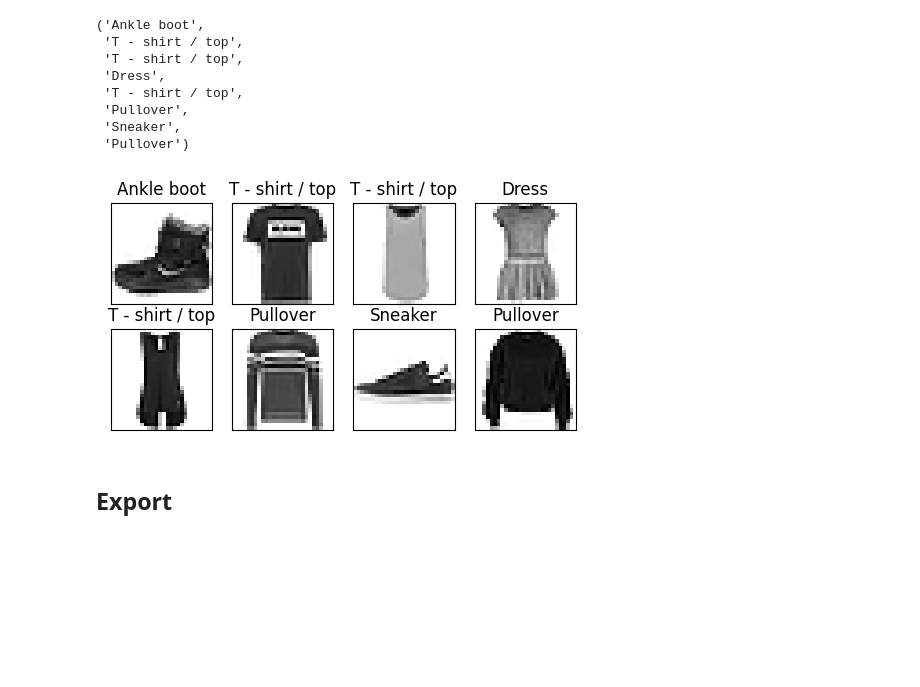
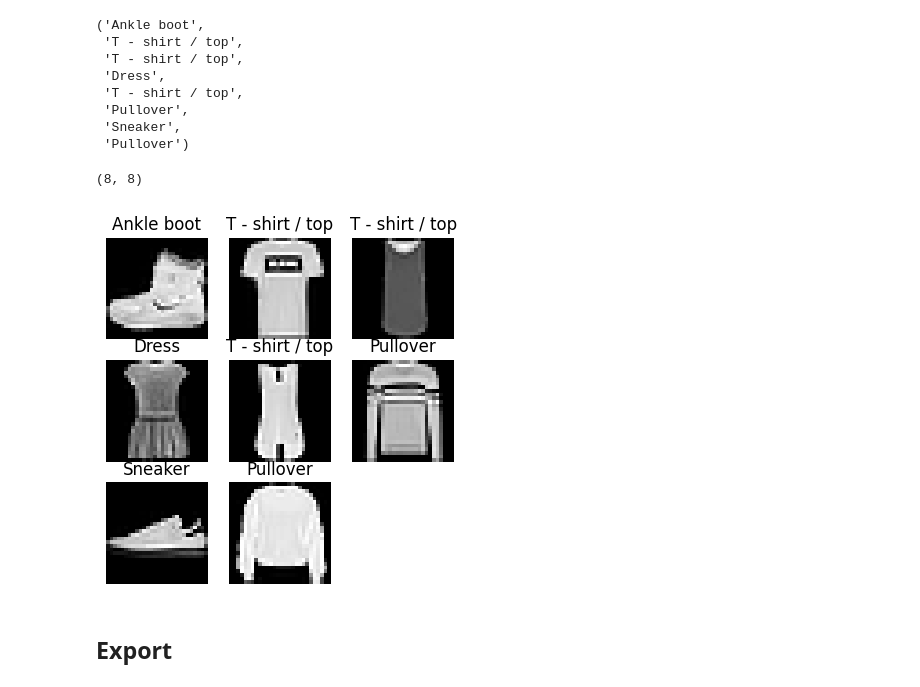
Before and after one commit to fromLittleAcorns/fastai-course-22p, a Jupyter notebook: nbs/05_Datasets_and_Plotting.ipynb, the cells around one changed output. Cells and saved outputs as stored; diff of their text form; code cells hidden in the pictures; blank space fills up the shorter version.

```diff
--- a/nbs/05_Datasets_and_Plotting.ipynb
+++ b/nbs/05_Datasets_and_Plotting.ipynb
@@ -287,13 +287,10 @@ from matplotlib.pyplot import axes as ax
 # %%
 #|export
 @fc.delegates(plt.Axes.imshow)
-def show_image(img, ax=None, title=None, with_frame=False, figsize=None, **kwargs):
-    # Check if axis supplied and if not create
-    if ax is None:
-        _, ax = plt.subplots(figsize=figsize)
+def show_image(img, ax=None, title=None, noframe=True, figsize=None, **kwargs):
     # prepare images.  Check if pytorch tensor by using attributes
-    if fc.hasattrs(img, ('cpu', 'permute')):
-        img = img.cpu()
+    if fc.hasattrs(img, ('cpu', 'permute', 'detach')):
+        img = img.detach().cpu()
         if len(img.shape)==3 and img.shape[0]<8:
             img = img.permute(1,2,0)
         elif not isinstance(img, np.ndarray):
@@ -301,6 +298,8 @@ def show_image(img, ax=None, title=None, with_frame=False, figsize=None, **kwarg
     # If only one channel remove the dimension
     if img.shape[-1] == 1:
         img = img[...,0]
+    # if axes do not exist then create them
+    if ax is None: _,ax = plt.subplots(figsize=figsize)
     # plot the array
     ax.imshow(img, **kwargs)
     # Add a title
@@ -309,9 +308,7 @@ def show_image(img, ax=None, title=None, with_frame=False, figsize=None, **kwarg
     ax.set_xticks([])
     ax.set_yticks([])
     # Finally set whether or not to show a frame
-    if with_frame==True:
-        ax.axis('on')
-    else:
+    if noframe:
         ax.axis('off')
     return ax
 # %% [markdown]
@@ -453,11 +450,14 @@ def get_grid(
     else:
         nrows = int(np.ceil(math.sqrt(n)))
         ncols = int(np.ceil(n/nrows))
+    _ = kwargs.pop('cmap', None)
+    # Avoid passing cmap to subplots
     fig, axs = subplots(nrows, ncols, **kwargs)
     # Turn of the display of axis
     for i in range(n, nrows*ncols): axs.flat[i].set_axis_off()
     # Add the title if necessary
-    if title: fig.suptitle(title, weight=weight, size=size)
+    if title:
+        fig.suptitle(title, weight=weight, size=size)
     return fig, axs
 # %%
 fig, axs = get_grid(8, nrows=2, title="This is a title")
@@ -471,17 +471,20 @@ Finally it is possible to now create a show_images function that uses show image
 @fc.delegates(subplots)
 def show_images(
     imgs: list, # List of images to show
-    nrows: int=None, # Number of rows
+    nrows: int=1, # Number of rows
     ncols: int=None, # Number of columns
     titles: str=None, # Plot title, optional, list of titles for each image
     **kwargs
 ):
     # Create a grid of axes ready to plot the images
-    axs = get_grid(len(imgs), nrows, ncols, **kwargs)[1].flat
-
+    axs = get_grid(len(imgs), **kwargs)[1].flat
+    # import pdb; pdb.set_trace()
+    # Remove unwanted kwargs
+    _ = kwargs.pop('imsize', None)
+    _ = kwargs.pop('title', None)
     # plot images and individual labels
-    for img, t, ax in zip_longest(imgs, titles or [], axs):
-        show_image(img, ax, t)
+    for img, t, ax in zip_longest(imgs, titles or [], axs[:len(imgs)]):
+        show_image(img, ax, t, **kwargs)
 # %%
 b = next(iter(dl))
 xb = b['image'][:8]
@@ -502,10 +505,14 @@ labels
  'Pullover',
  'Sneaker',
  'Pullover')
+# %%
+len(xb), len(labels)
+# %% [output]
+(8, 8)
 # %%
-show_images(xb, titles=labels, nrows=2, imsize=1.5)
+show_images(xb, titles=labels, nrows=2, imsize=1.5, cmap='gray')
 # %% [output]
-[figure, old version]
+[figure, new version]
 # %% [markdown]
 ## Export
 # %%
```
Also changed, not shown: parts of 5 cells of this notebook, 8 other files.
